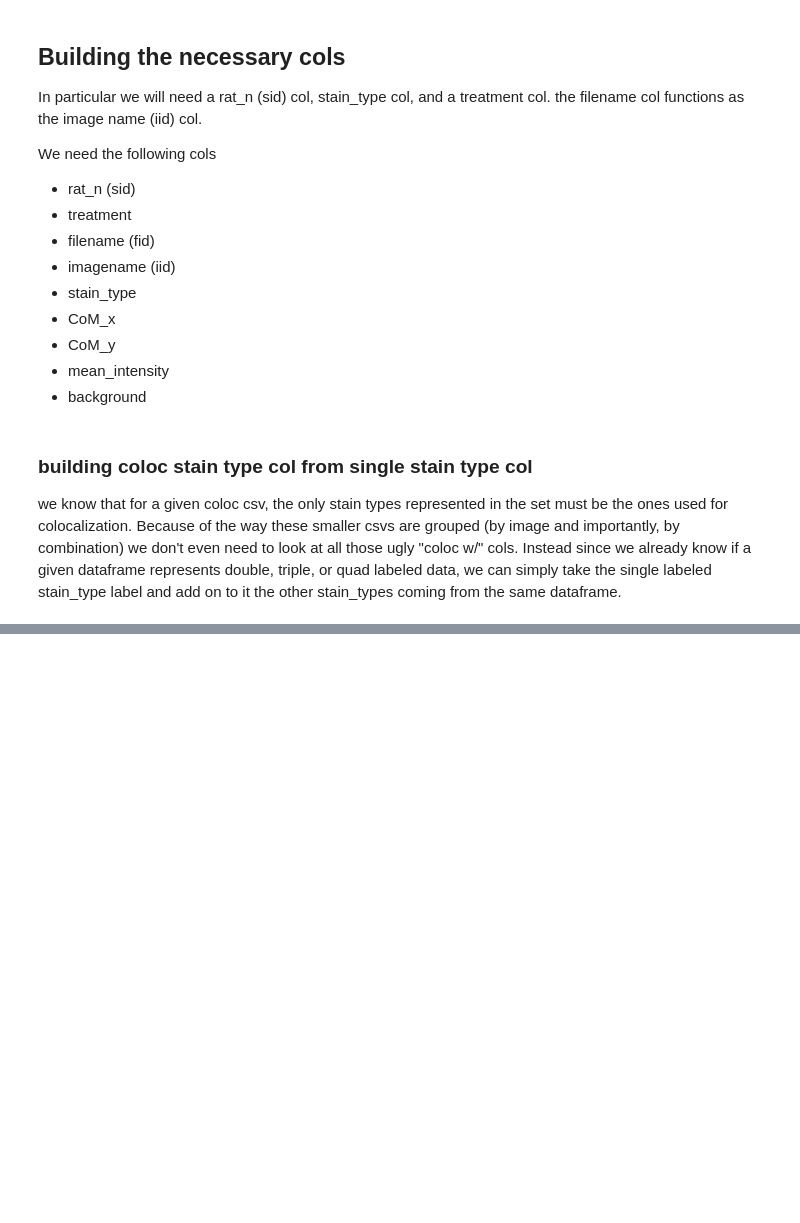
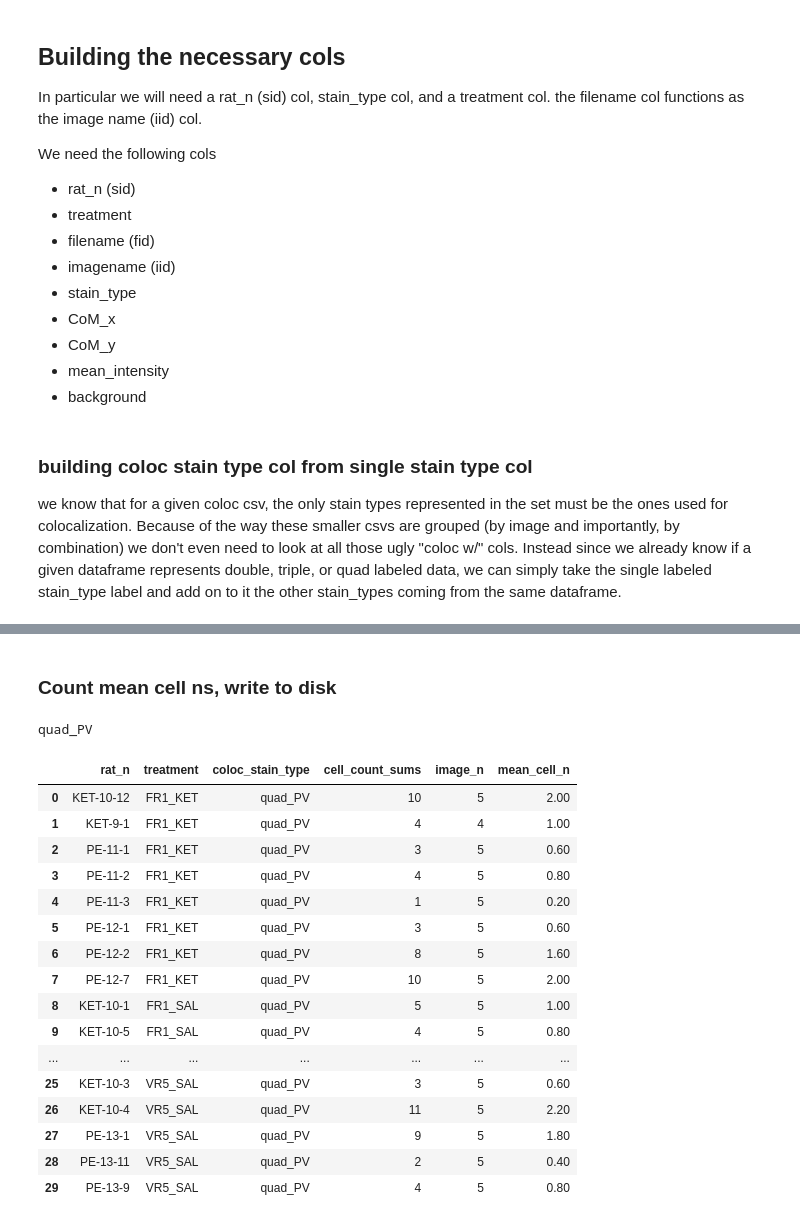
Before and after one commit to jonny-ramos/LRI, a Jupyter notebook: Image ROI Data Wrangling/KETAMINE-VR5/updated doublet roi selection/colocalized data/KET-VR5 Image Data Wrangling, SNR thresholding.ipynb, the cells around one changed output, grey strips where cells are left out. Saved outputs shown, nothing was run; the diff lists cells and outputs as text; code cells hidden in the pictures; blank space fills up the shorter version.

Commit message:
completed data wrangling and cleaning, built neceessasry cols for colocalized data anlaysis, compute SNR with thresholding, normalized snr to norm condition, counted mean cell ns

```diff
--- a/Image ROI Data Wrangling/KETAMINE-VR5/updated doublet roi selection/colocalized data/KET-VR5 Image Data Wrangling, SNR thresholding.ipynb
+++ b/Image ROI Data Wrangling/KETAMINE-VR5/updated doublet roi selection/colocalized data/KET-VR5 Image Data Wrangling, SNR thresholding.ipynb
@@ -417,0 +481,5 @@ print(df_quad.shape)
+# %%
+df_coloc['snr'] = df_coloc.mean_intensity.astype('f') / df_coloc.background.astype('f')
+
+# let's take a look
+df_coloc.head()
@@ -417,0 +756,18 @@ print(df_quad.shape)
+# %%
+group = 'KET-VR5'
+for stain in df_threshold.coloc_stain_type.unique():
+
+    # split by stain
+    df_stain = df_threshold.query(f'coloc_stain_type == "{stain}"')
+
+    # normalize to FR1_SAL
+    df_norm = normalize_snr(df_stain, norm_condition='FR1_SAL')
+    df_norm.to_csv(f'{group}_{stain}_single_NORM.csv')
+
+    # reorganize into cols for prism
+    df_prism = prism_reorg(df_norm, col='norm_snr')
+    df_prism.to_csv(f'{group}_{stain}_PRISM.csv')
+
+# let's take a look at one of our final output dataframes, organized for entry into prism
+print(stain)
+df_prism
@@ -417,0 +793,43 @@ print(df_quad.shape)
+# %% [markdown]
+### Count mean cell ns, write to disk
+# %%
+# count n of unique image names per subject
+sid = 'rat_n'
+iid = 'image_name'
+cols = ['treatment', 'coloc_stain_type', sid, iid]
+group = 'KET-VR5'
+
+# wrapper fn calls
+for stain in df_threshold.coloc_stain_type.unique():
+
+    # split by stain type
+    df_stain = df_threshold[df_threshold.coloc_stain_type == stain]
+
+    # compute mean cell ns
+    df_means = mean_cell_n(df_stain, df_threshold, cols, sid, iid)
+
+    # write to disk
+    df_means.to_csv(f'{group}_{stain}_mean_cell_ns.csv')
+
+# let's take a look at one of our final output dataframes
+print(stain)
+df_means
+# %% [output]
+quad_PV
+|  | rat_n | treatment | coloc_stain_type | cell_count_sums | image_n | mean_cell_n |
+| 0 | KET-10-12 | FR1_KET | quad_PV | 10 | 5 | 2.00 |
+| 1 | KET-9-1 | FR1_KET | quad_PV | 4 | 4 | 1.00 |
+| 2 | PE-11-1 | FR1_KET | quad_PV | 3 | 5 | 0.60 |
+| 3 | PE-11-2 | FR1_KET | quad_PV | 4 | 5 | 0.80 |
+| 4 | PE-11-3 | FR1_KET | quad_PV | 1 | 5 | 0.20 |
+| 5 | PE-12-1 | FR1_KET | quad_PV | 3 | 5 | 0.60 |
+| 6 | PE-12-2 | FR1_KET | quad_PV | 8 | 5 | 1.60 |
+| 7 | PE-12-7 | FR1_KET | quad_PV | 10 | 5 | 2.00 |
+| 8 | KET-10-1 | FR1_SAL | quad_PV | 5 | 5 | 1.00 |
+| 9 | KET-10-5 | FR1_SAL | quad_PV | 4 | 5 | 0.80 |
+| ... | ... | ... | ... | ... | ... | ... |
+| 25 | KET-10-3 | VR5_SAL | quad_PV | 3 | 5 | 0.60 |
+| 26 | KET-10-4 | VR5_SAL | quad_PV | 11 | 5 | 2.20 |
+| 27 | PE-13-1 | VR5_SAL | quad_PV | 9 | 5 | 1.80 |
+| 28 | PE-13-11 | VR5_SAL | quad_PV | 2 | 5 | 0.40 |
+| 29 | PE-13-9 | VR5_SAL | quad_PV | 4 | 5 | 0.80 |
```
Also changed, not shown: parts of 18 cells of this notebook.
